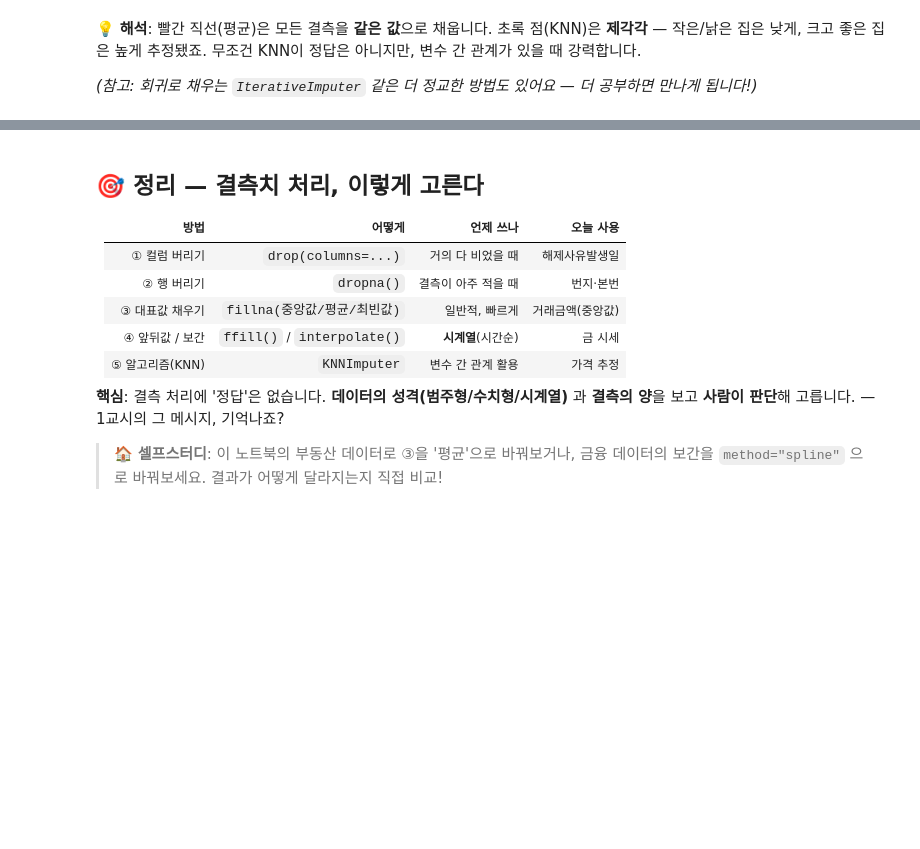
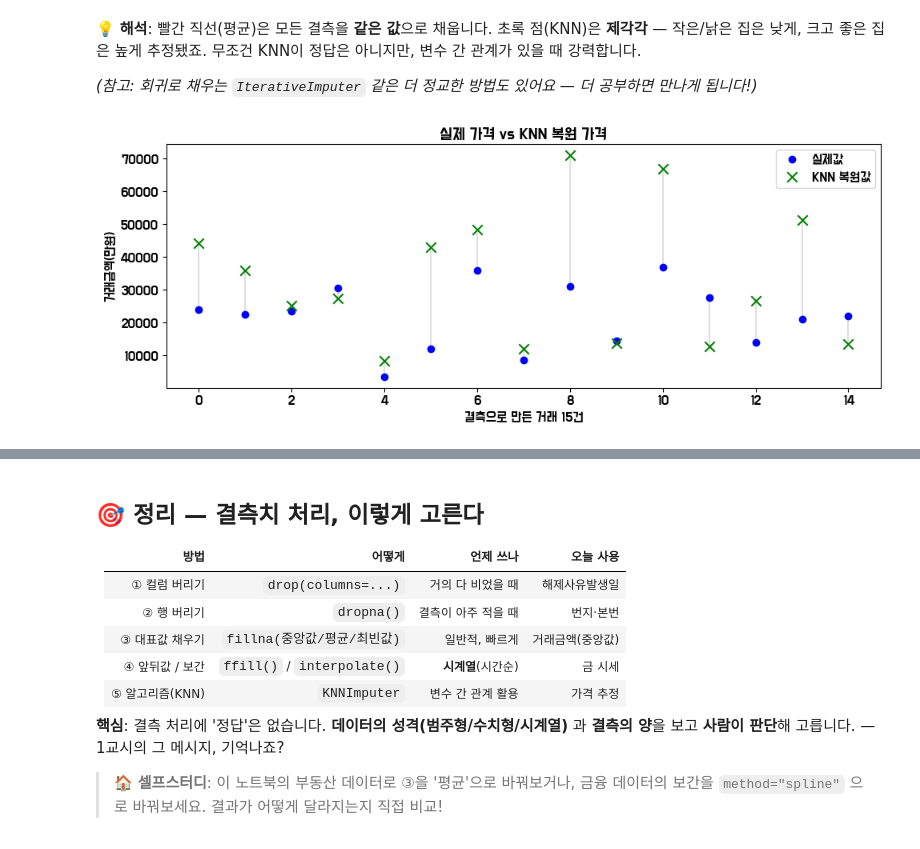
Before and after one commit to acho98/gunyang-lec, a Jupyter notebook: labs/03_lab_solution.ipynb, the cells around one changed output, grey strips where cells are left out. Drawn from its saved outputs; the diff is of its cells as text; code cells hidden in the pictures; blank space fills up the shorter version.

```diff
--- a/labs/03_lab_solution.ipynb
+++ b/labs/03_lab_solution.ipynb
@@ -426,3 +493,49 @@ plt.tight_layout(); plt.show()             # 여백 정리 후 화면에 표시
 💡 **해석**: 빨간 직선(평균)은 모든 결측을 **같은 값**으로 채웁니다. 초록 점(KNN)은 **제각각** — 작은/낡은 집은 낮게, 크고 좋은 집은 높게 추정됐죠. 무조건 KNN이 정답은 아니지만, 변수 간 관계가 있을 때 강력합니다.
 
 *(참고: 회귀로 채우는 `IterativeImputer` 같은 더 정교한 방법도 있어요 — 더 공부하면 만나게 됩니다!)*
+# %%
+# 결측 만들기 전에 실제 가격 저장
+true_price = apt[cols].sample(200, random_state=42).reset_index(drop=True)["거래금액(만원)"].copy()
+
+# 실제값 vs KNN 복원값 비교
+compare = pd.DataFrame({
+    "실제값": true_price.loc[miss_idx].values,
+    "KNN복원": s_knn.loc[miss_idx, "거래금액(만원)"].values
+})
+
+plt.figure(figsize=(10, 4))
+
+for i in range(len(compare)):
+    plt.plot(
+        [i, i],
+        [compare.iloc[i]["실제값"], compare.iloc[i]["KNN복원"]],
+        color="lightgray",
+        alpha=0.7
+    )
+
+plt.scatter(
+    range(len(compare)),
+    compare["실제값"],
+    color="blue",
+    label="실제값",
+    zorder=3
+)
+
+plt.scatter(
+    range(len(compare)),
+    compare["KNN복원"],
+    color="green",
+    marker="x",
+    s=80,
+    label="KNN 복원값",
+    zorder=4
+)
+
+plt.title("실제 가격 vs KNN 복원 가격")
+plt.xlabel("결측으로 만든 거래 15건")
+plt.ylabel("거래금액(만원)")
+plt.legend()
+plt.tight_layout()
+plt.show()
+# %% [output]
+[figure, added]
```
Also changed, not shown: parts of 9 cells of this notebook.
